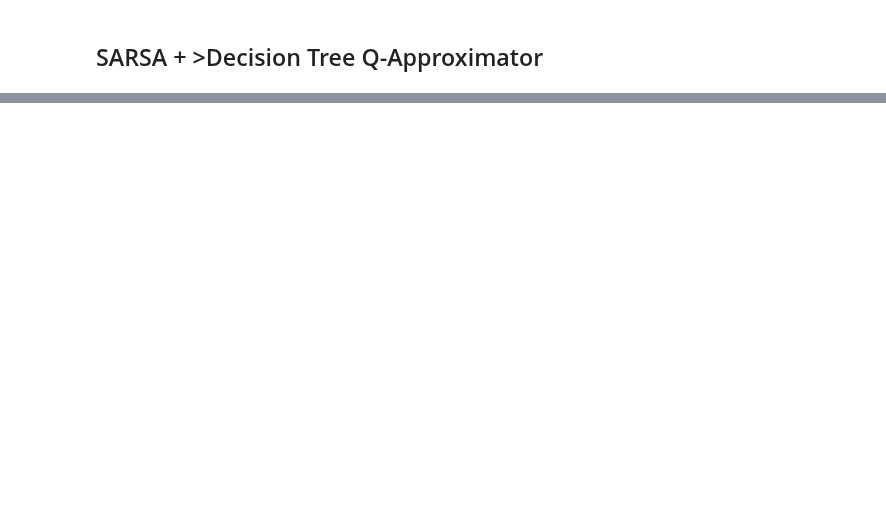
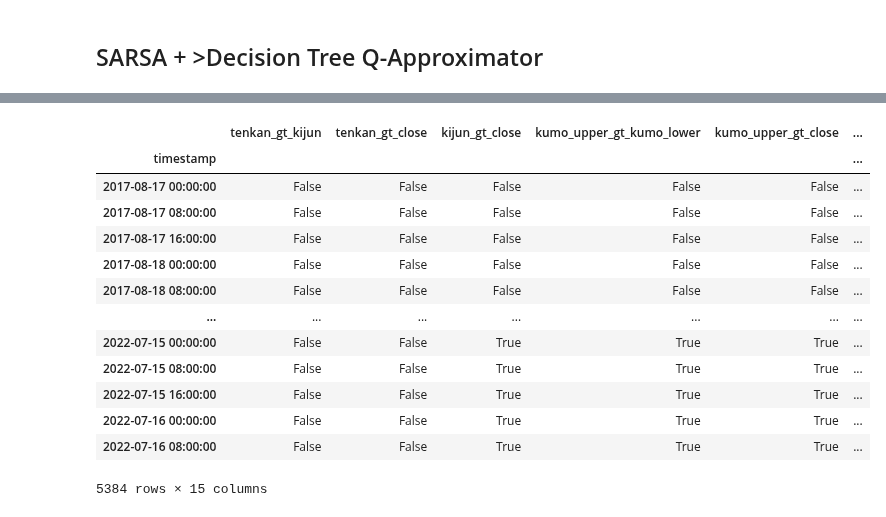
Before and after one commit to petarkabashki/pk-crypto-tools, a Jupyter notebook: 2024-research/RL-Ichimoku-Custom.ipynb, the cells around one changed output, grey strips where cells are left out. Cells and saved outputs as stored; diff of their text form; code cells hidden in the pictures; blank space fills up the shorter version.

```diff
--- a/2024-research/RL-Ichimoku-Custom.ipynb
+++ b/2024-research/RL-Ichimoku-Custom.ipynb
@@ -221,0 +635,17 @@ train_df
+# %%
+train_features
+# %% [output]
+|  | tenkan_gt_kijun | tenkan_gt_close | kijun_gt_close | kumo_upper_gt_kumo_lower | kumo_upper_gt_close | ... |
+| timestamp |  |  |  |  |  | ... |
+| 2017-08-17 00:00:00 | False | False | False | False | False | ... |
+| 2017-08-17 08:00:00 | False | False | False | False | False | ... |
+| 2017-08-17 16:00:00 | False | False | False | False | False | ... |
+| 2017-08-18 00:00:00 | False | False | False | False | False | ... |
+| 2017-08-18 08:00:00 | False | False | False | False | False | ... |
+| ... | ... | ... | ... | ... | ... | ... |
+| 2022-07-15 00:00:00 | False | False | True | True | True | ... |
+| 2022-07-15 08:00:00 | False | False | True | True | True | ... |
+| 2022-07-15 16:00:00 | False | False | True | True | True | ... |
+| 2022-07-16 00:00:00 | False | False | True | True | True | ... |
+| 2022-07-16 08:00:00 | False | False | True | True | True | ... |
+5384 rows × 15 columns
```
Also changed, not shown: parts of 8 cells of this notebook, 4 other files.
